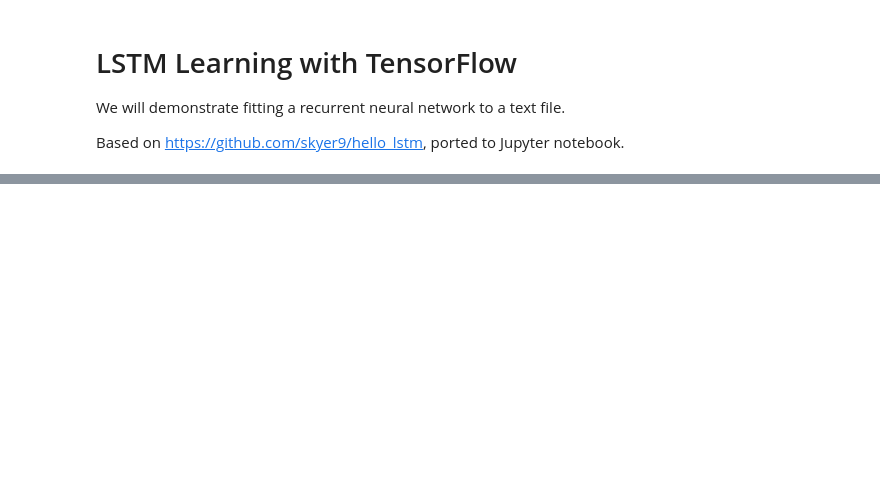
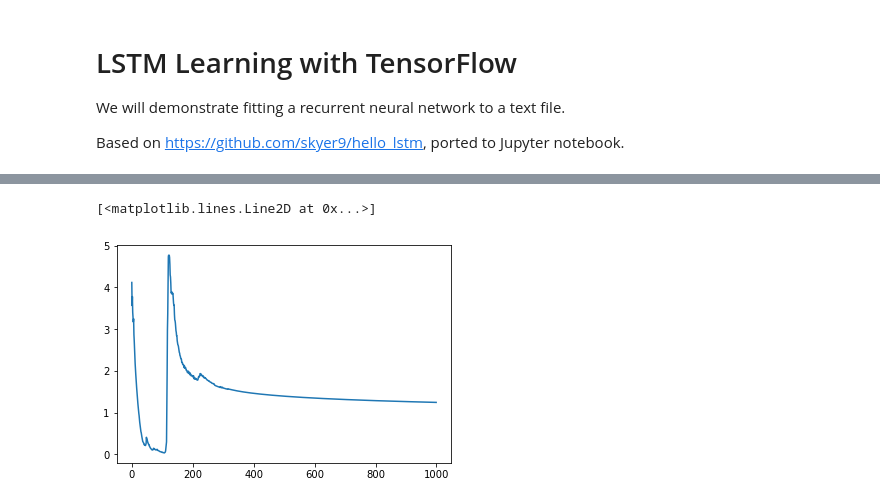
Before and after one commit to msakuta/notebooks, a Jupyter notebook: TensorFlowLSTM.ipynb, the cells around one changed output, grey strips where cells are left out. Drawn from its saved outputs; the diff is of its cells as text; code cells hidden in the pictures; blank space fills up the shorter version.

Commit message:
Introduce batch training to TensorFlowLSTM

```diff
--- a/TensorFlowLSTM.ipynb
+++ b/TensorFlowLSTM.ipynb
@@ -22,3 +23,11 @@ X_train = ("if you want to build a ship, don't drum up people together to "
 #nb_epoches = 25
 nb_epoches = 100
 batch_size = 1
+num_steps = 100 # Length of gradient unchaining
+# %%
+with open(r'd:\projects\gltestplus\src\gltestplus.cpp', encoding='utf-8') as f:
+    text = f.read()
+    #text = f.readlines()
+
+X_train = text[:1000].replace('\r', '').replace('\n', '')
+print(len(X_train))
@@ -87,12 +116,29 @@ prediction = tf.argmax(outputs, axis=2)
+# %%
+sess = tf.Session()
 # %%
+nb_epoches = 1000
+loss_hist = []
 
+sess.run(tf.global_variables_initializer())
+for i in range(nb_epoches):
 
-with tf.Session() as sess:
-    sess.run(tf.global_variables_initializer())
-    for i in range(nb_epoches):
-        l, _ = sess.run([loss, train], feed_dict={X: X_data_one_hot, Y: Y_data})
-        result = sess.run(prediction, feed_dict={X: X_data_one_hot})
-        print(i, "loss:", l) #, "prediction: ", result, "true Y: ", Y_data)
-        result_str = [X_train_vocab_rev[c] for c in np.squeeze(result)]
+    in2 = tf.train.range_input_producer(nb_epoches, shuffle=False).dequeue()  # [0, 1, .., epoch_size-1] という整数を順ぐりに無限生成するイテレータ
+    if False:
+        x = tf.strided_slice(X_data_one_hot[0], [0, in2 * num_steps],
+                             [batch_size, (in2 + 1) * num_steps])  # この使われ方の strided_slice は、data[0:batch_size, i*num_steps:(i+1)*num_steps] だと思って良い
+        x.set_shape([batch_size, num_steps])
+        y = tf.strided_slice(Y_data[0], [in2 * num_steps],
+                             [(in2 + 1) * num_steps])  # 正解 y は x の次に来る単語なので、1を足してスライスを右に一つずらす
+        y.set_shape([num_steps])
+    else:
+        x = X_data_one_hot
+        y = Y_data
+
+    l, _ = sess.run([loss, train], feed_dict={X: x, Y: y})
+    result = sess.run(prediction, feed_dict={X: x})
+    print(i, "loss:", l) #, "prediction: ", result, "true Y: ", Y_data)
+    result_str = [X_train_vocab_rev[c] for c in np.squeeze(result)]
+    if i % 10 == 0:
         print("\tPrediction str: ", ''.join(result_str))
+    loss_hist.append(l)
 # %% [output]
@@ -115,0 +177,5 @@ with tf.Session() as sess:
+# %%
+plt.plot(loss_hist)
+# %% [output]
+[<matplotlib.lines.Line2D at 0x...>]
+[figure, added]
```
Also changed, not shown: parts of 9 cells of this notebook.
